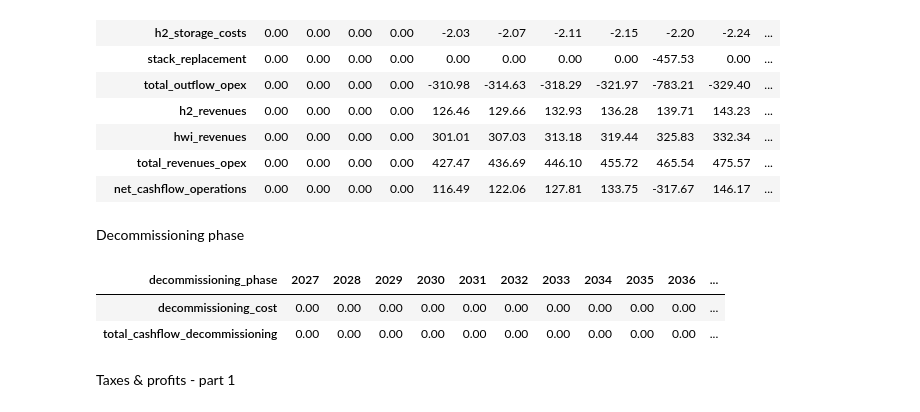
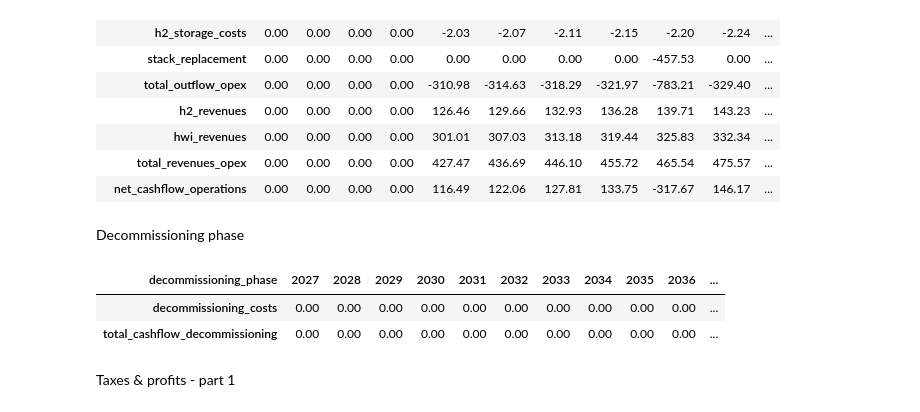
Before and after one commit to DinaBoer/NSE6, a Jupyter notebook: EL_working_file.ipynb, the cells around one changed output. Saved outputs shown, nothing was run; the diff lists cells and outputs as text; code cells hidden in the pictures.

Commit message:
changed the working file to accept a dictionary of parameters to shorten the code. Also removed loops where they were unnecessary

```diff
--- a/EL_working_file.ipynb
+++ b/EL_working_file.ipynb
@@ -300,8 +257,49 @@ def decommissioning_phase(capex_variable,inflation_variable,decommissioning_vari
+# %%
+def decommissioning_phase(**kwargs):
+    ''' This function creates a dataframe that contains all cashflows in the decommissioning phase'''
+
+    # Using **kwargs we can pass the dictionary of parameters from the input data file into the function here
+
+    # 1. Get the parameters we need
+    capex = kwargs['capex']
+    decommissioning_percentage = kwargs['decommissioning_percentage']
+    inflation = kwargs['inflation']
+
+    # 2. Get the timelines
+    calendar_years = construct_calendar_year_list(**kwargs)
+    decommissioning_years = construct_decommissioning_years_list(**kwargs)
+    business_case_years = construct_business_case_year_list(**kwargs)
+
+    # 3. construct df
+    row_names = ['decommissioning_costs', 'total_cashflow_decommissioning']
+    df_decommissioning_phase = pd.DataFrame(0.0, index=row_names, columns=calendar_years)
+    df_decommissioning_phase.columns.name = "decommissioning_phase"
+
+    # 4. Calculate inflation factors
+    inf_factors = (1 + inflation) ** business_case_years
+    # Turn it into a series to give the calendar years as index
+    # This way we can use it in our loop over the operational years
+    inf_factor_series = pd.Series(inf_factors, index=calendar_years)
+
+    # 5. Calculate decommissioning costs
+    total_decommissioning_costs = capex * decommissioning_percentage
+    yearly_decommissioning_costs = total_decommissioning_costs / len(decommissioning_years)
+
+    df_decommissioning_phase.loc['decommissioning_costs'] = np.where(
+        df_decommissioning_phase.columns.isin(decommissioning_years),
+        -yearly_decommissioning_costs * inf_factor_series,
+        0.0
+    )
+
+    # 4. Calculate totals
+    df_decommissioning_phase.loc['total_cashflow_decommissioning'] = df_decommissioning_phase.loc['decommissioning_costs']
+
+    return df_decommissioning_phase
 # %%
-decommissioning_phase(el_capex_100mw,el_inflation,el_decommissioning_percentage,el_lifetime).style.format(precision=2)
+decommissioning_phase(**el_parameters).style.format(precision=2)
 # %% [output]
 | decommissioning_phase | 2027 | 2028 | 2029 | 2030 | 2031 | 2032 | 2033 | 2034 | 2035 | 2036 | ... |
-| decommissioning_cost | 0.00 | 0.00 | 0.00 | 0.00 | 0.00 | 0.00 | 0.00 | 0.00 | 0.00 | 0.00 | ... |
+| decommissioning_costs | 0.00 | 0.00 | 0.00 | 0.00 | 0.00 | 0.00 | 0.00 | 0.00 | 0.00 | 0.00 | ... |
 | total_cashflow_decommissioning | 0.00 | 0.00 | 0.00 | 0.00 | 0.00 | 0.00 | 0.00 | 0.00 | 0.00 | 0.00 | ... |
 # %% [markdown]
 Taxes & profits - part 1
```
Also changed, not shown: parts of 65 cells of this notebook, 3 other files.
